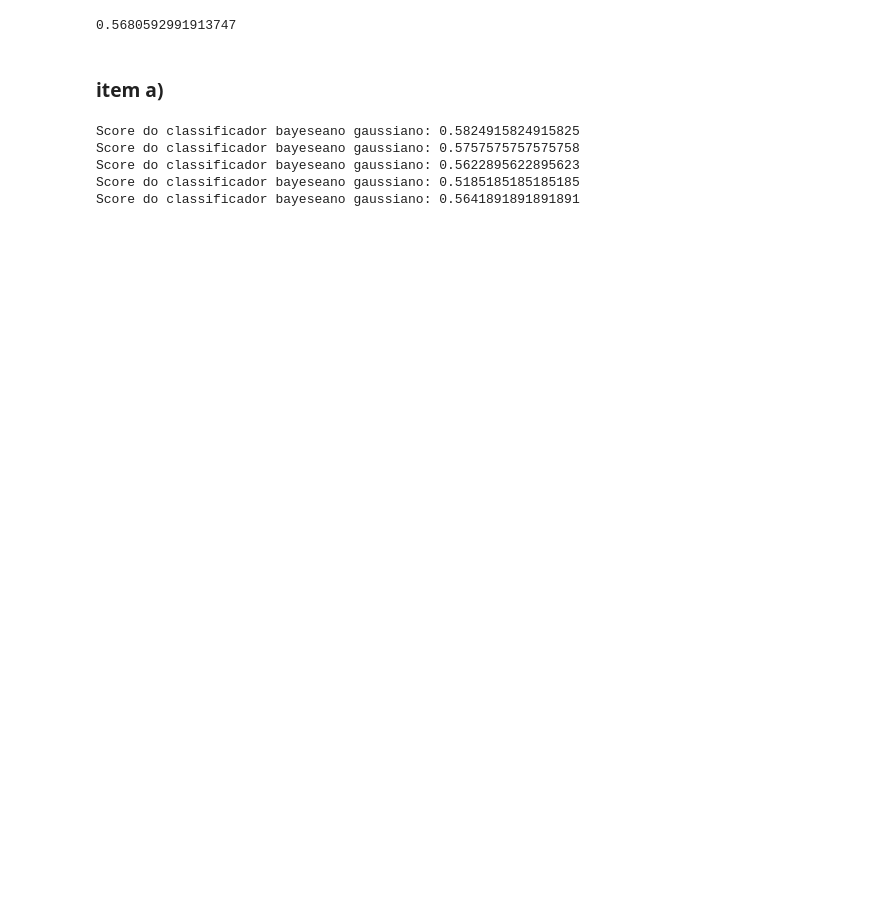
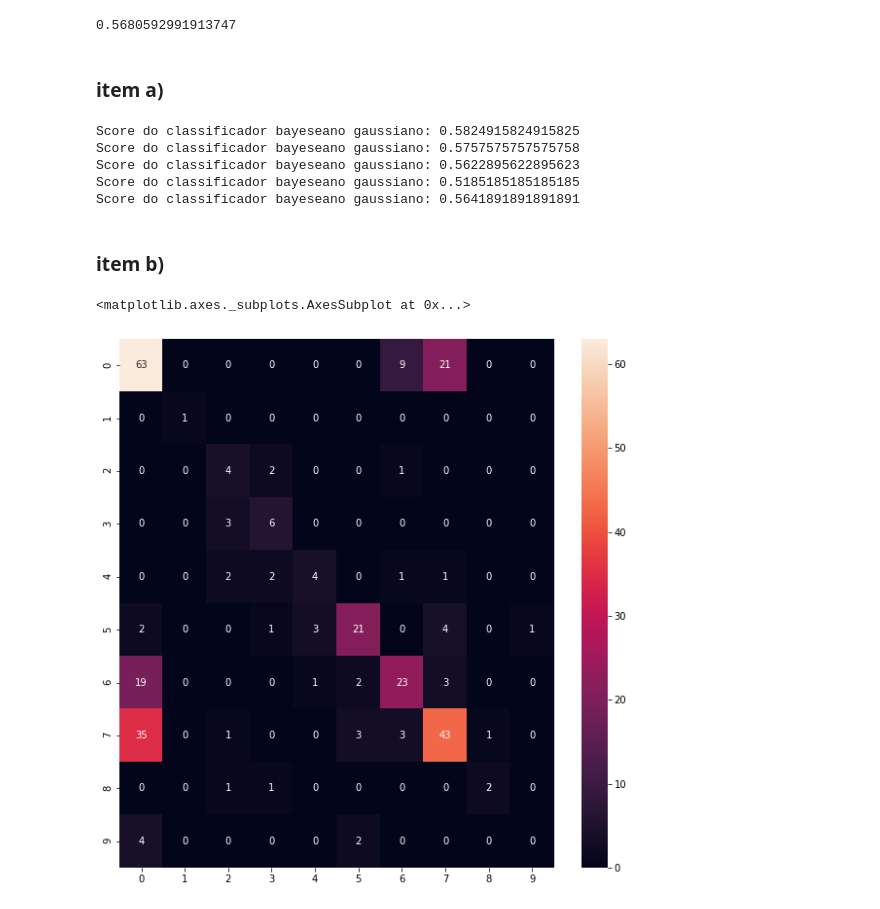
Before and after one commit to johnnyy/ML-EQUIPE-6, a Jupyter notebook: Questao2/baysean_gaussian_classifier.ipynb, the cells around one changed output. Saved outputs shown, nothing was run; the diff lists cells and outputs as text; code cells hidden in the pictures; blank space fills up the shorter version.

Commit message:
updated - 'a' and 'b' items

```diff
--- a/Questao2/baysean_gaussian_classifier.ipynb
+++ b/Questao2/baysean_gaussian_classifier.ipynb
@@ -104,7 +104,7 @@ mi(X,y)
 def sigma_square(X,y):
 
   mean_vector,concat = mi(X,y)
-  classes = [mean_vector[n][0] for n,i in enumerate(mean_vector)]
+  classes = np.unique(y)
 
   mean_vector = dict(mean_vector)
 
@@ -272,3 +272,21 @@ Score do classificador bayeseano gaussiano: 0.5757575757575758
 Score do classificador bayeseano gaussiano: 0.5622895622895623
 Score do classificador bayeseano gaussiano: 0.5185185185185185
 Score do classificador bayeseano gaussiano: 0.5641891891891891
+# %% [markdown]
+### item b)
+# %%
+from sklearn.linear_model import LogisticRegression
+from sklearn.metrics import confusion_matrix
+from sklearn.metrics import classification_report
+import matplotlib.pyplot as plt
+
+fig, ax = plt.subplots(figsize=(10,10))
+
+cf_matrix = confusion_matrix(Y_test, predict)
+
+import seaborn as sns
+
+sns.heatmap(cf_matrix, annot=True)
+# %% [output]
+<matplotlib.axes._subplots.AxesSubplot at 0x...>
+[figure, added]
```
Also changed, not shown: parts of 3 cells of this notebook, 1 other file.
